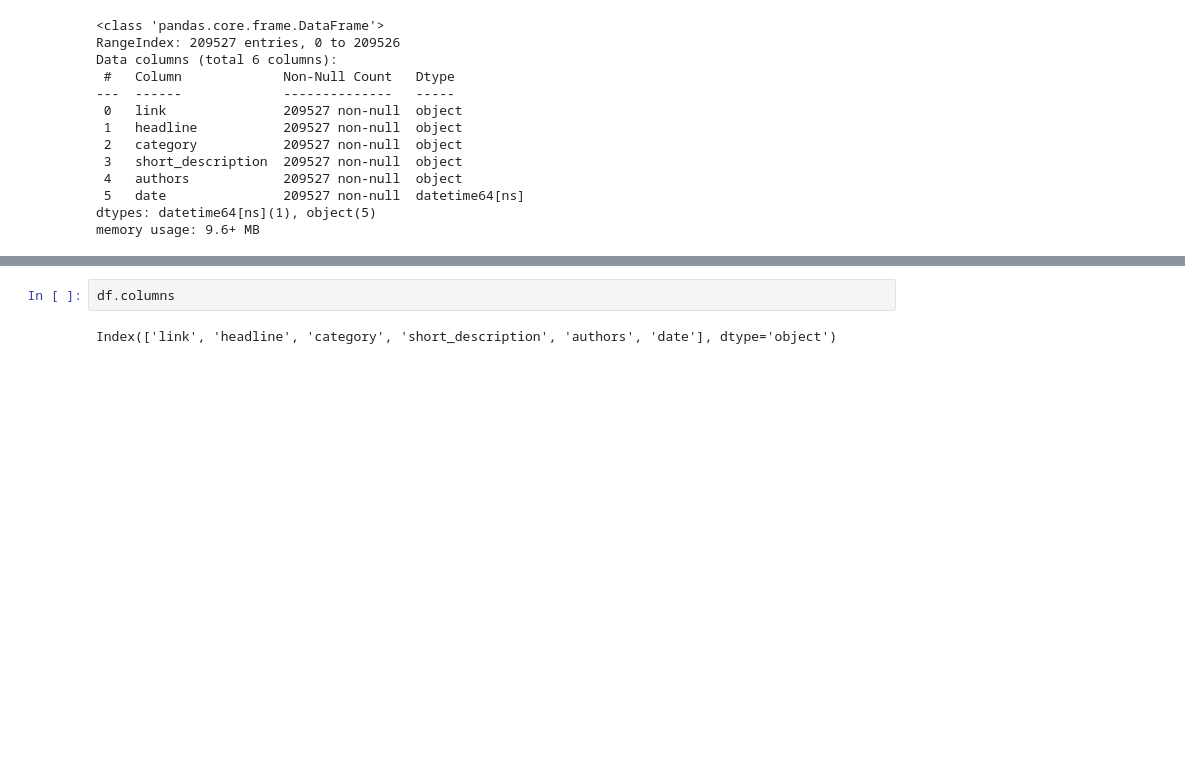
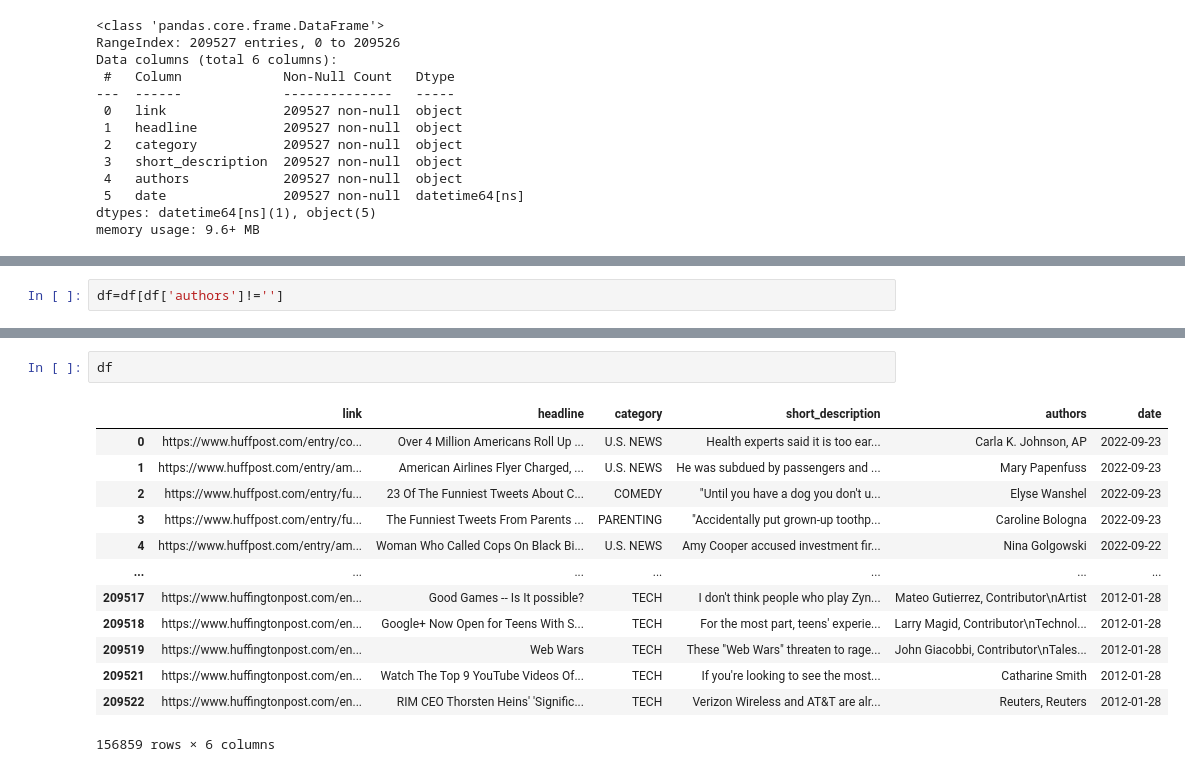
Before and after one commit to kevin-r-murphy/ba820, a Jupyter notebook: BA820.ipynb, the cells around one changed output, grey strips where cells are left out. Cells and saved outputs as stored; diff of their text form; blank space fills up the shorter version.

```diff
--- a/BA820.ipynb
+++ b/BA820.ipynb
@@ -37,0 +92,2 @@ memory usage: 9.6+ MB
+# %%
+df=df[df['authors']!='']
@@ -38,4 +98,16 @@ memory usage: 9.6+ MB
 # %%
-df.columns
+df
 # %% [output]
+|  | link | headline | category | short_description | authors | date |
+| 0 | https://www.huffpost.com/entry/co... | Over 4 Million Americans Roll Up ... | U.S. NEWS | Health experts said it is too ear... | Carla K. Johnson, AP | 2022-09-23 |
+| 1 | https://www.huffpost.com/entry/am... | American Airlines Flyer Charged, ... | U.S. NEWS | He was subdued by passengers and ... | Mary Papenfuss | 2022-09-23 |
+| 2 | https://www.huffpost.com/entry/fu... | 23 Of The Funniest Tweets About C... | COMEDY | "Until you have a dog you don't u... | Elyse Wanshel | 2022-09-23 |
+| 3 | https://www.huffpost.com/entry/fu... | The Funniest Tweets From Parents ... | PARENTING | "Accidentally put grown-up toothp... | Caroline Bologna | 2022-09-23 |
+| 4 | https://www.huffpost.com/entry/am... | Woman Who Called Cops On Black Bi... | U.S. NEWS | Amy Cooper accused investment fir... | Nina Golgowski | 2022-09-22 |
+| ... | ... | ... | ... | ... | ... | ... |
+| 209517 | https://www.huffingtonpost.com/en... | Good Games -- Is It possible? | TECH | I don't think people who play Zyn... | Mateo Gutierrez, Contributor\nArtist | 2012-01-28 |
+| 209518 | https://www.huffingtonpost.com/en... | Google+ Now Open for Teens With S... | TECH | For the most part, teens' experie... | Larry Magid, Contributor\nTechnol... | 2012-01-28 |
+| 209519 | https://www.huffingtonpost.com/en... | Web Wars | TECH | These "Web Wars" threaten to rage... | John Giacobbi, Contributor\nTales... | 2012-01-28 |
+| 209521 | https://www.huffingtonpost.com/en... | Watch The Top 9 YouTube Videos Of... | TECH | If you're looking to see the most... | Catharine Smith | 2012-01-28 |
+| 209522 | https://www.huffingtonpost.com/en... | RIM CEO Thorsten Heins' 'Signific... | TECH | Verizon Wireless and AT&T are alr... | Reuters, Reuters | 2012-01-28 |
-Index(['link', 'headline', 'category', 'short_description', 'authors', 'date'], dtype='object')
+156859 rows × 6 columns
```
Also changed, not shown: parts of 8 cells of this notebook.
